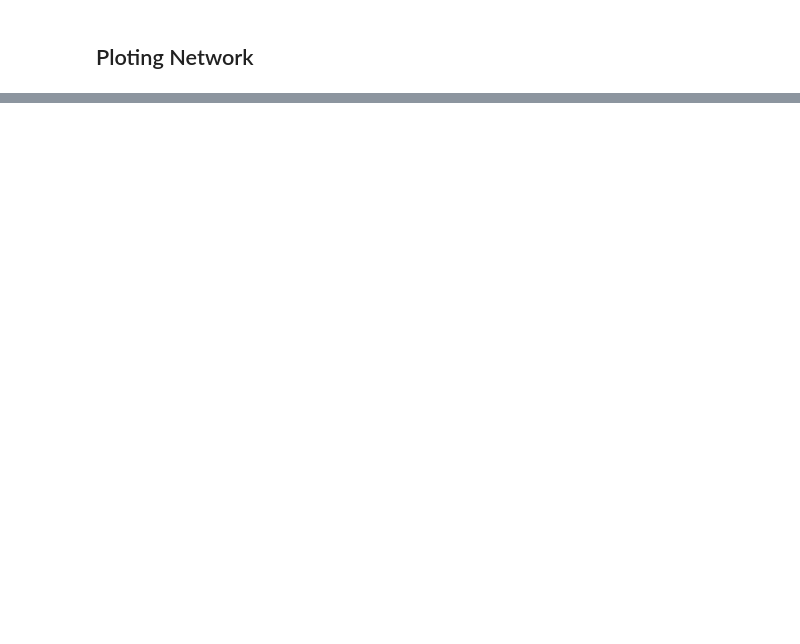
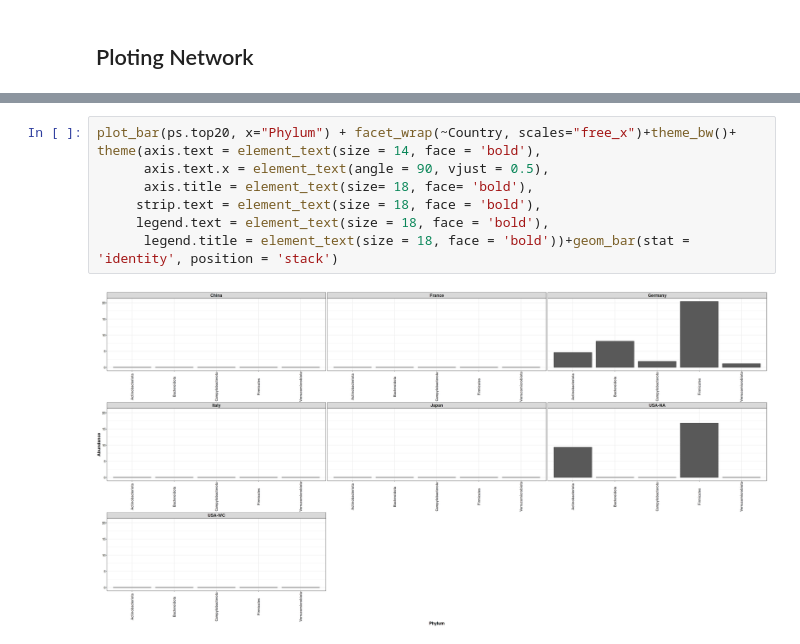
Before and after one commit to omicscodeathon/microbiome_covid19, a Jupyter notebook: notebook/Phyloseq Analysis.ipynb, the cells around one changed output, grey strips where cells are left out. Drawn from its saved outputs; the diff is of its cells as text; blank space fills up the shorter version.

```diff
--- a/notebook/Phyloseq Analysis.ipynb
+++ b/notebook/Phyloseq Analysis.ipynb
@@ -222,0 +255,10 @@ plot_bar(ps, "Family", fill="Genus", facet_grid=~Country)
+# %%
+plot_bar(ps.top20, x="Phylum") + facet_wrap(~Country, scales="free_x")+theme_bw()+
+theme(axis.text = element_text(size = 14, face = 'bold'),
+      axis.text.x = element_text(angle = 90, vjust = 0.5),
+      axis.title = element_text(size= 18, face= 'bold'),
+     strip.text = element_text(size = 18, face = 'bold'),
+     legend.text = element_text(size = 18, face = 'bold'),
+      legend.title = element_text(size = 18, face = 'bold'))+geom_bar(stat = 'identity', position = 'stack')
+# %% [output]
+[figure, added]
```
Also changed, not shown: parts of 13 cells of this notebook.
